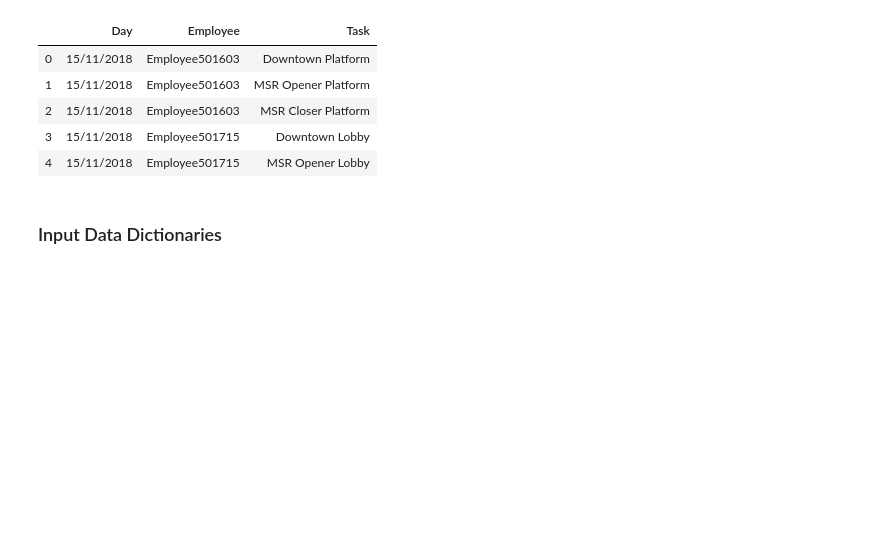
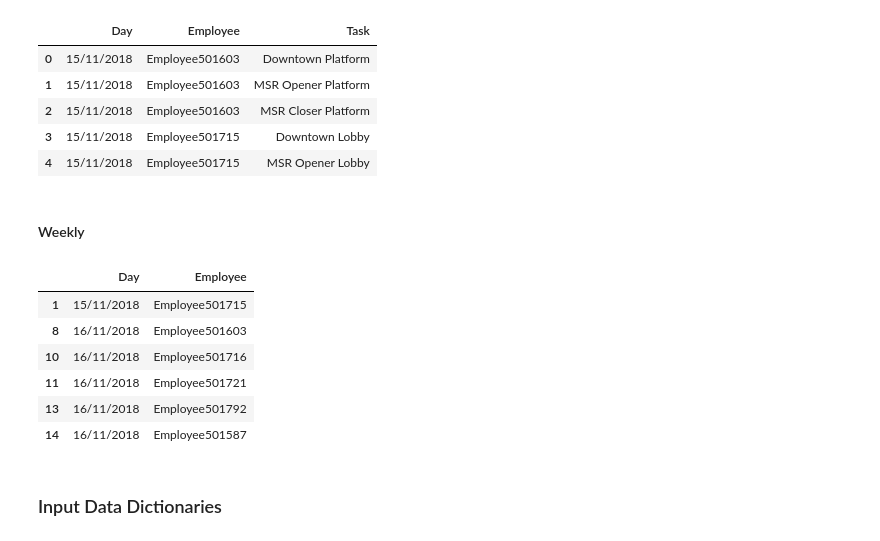
Before and after one commit to hasalfernando/kronos-scheduling-optimization, a Jupyter notebook: scheduling-optimization.ipynb, the cells around one changed output. Cells and saved outputs as stored; diff of their text form; code cells hidden in the pictures; blank space fills up the shorter version.

```diff
--- a/scheduling-optimization.ipynb
+++ b/scheduling-optimization.ipynb
@@ -117,3 +117,26 @@ EmpData.head()
 | 2 | 15/11/2018 | Employee501603 | MSR Closer Platform |
 | 3 | 15/11/2018 | Employee501715 | Downtown Lobby |
 | 4 | 15/11/2018 | Employee501715 | MSR Opener Lobby |
+# %% [markdown]
+#### Weekly
+# %%
+# Read eligibility of employees
+eligibility = pd.read_csv('/home/ZONE24X7-CMB/hasalf/FMSI/Data/Weekly/Eligibility.csv', index_col=False)
+
+# Eligible Employees
+eligibleDfTemp = eligibility.loc[eligibility['Eligibility'] == 'yes']
+eligibleDf = eligibleDfTemp[['Day', 'Employee']]
+
+# Ineligible Employees
+ineligibleDfTemp = eligibility.loc[eligibility['Eligibility'] == 'no']
+ineligibleDf = ineligibleDfTemp[['Day', 'Employee']]
+
+ineligibleDf
+# %% [output]
+|  | Day | Employee |
+| 1 | 15/11/2018 | Employee501715 |
+| 8 | 16/11/2018 | Employee501603 |
+| 10 | 16/11/2018 | Employee501716 |
+| 11 | 16/11/2018 | Employee501721 |
+| 13 | 16/11/2018 | Employee501792 |
+| 14 | 16/11/2018 | Employee501587 |
```
Also changed, not shown: parts of 31 cells of this notebook.
